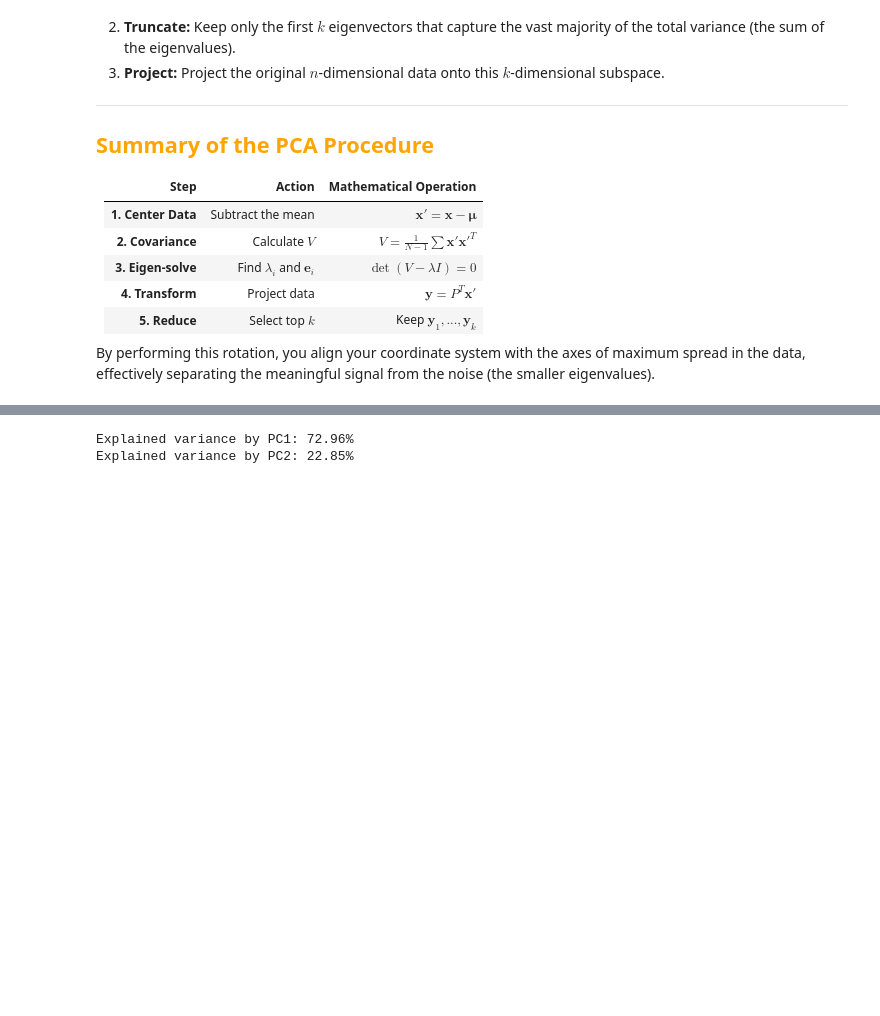
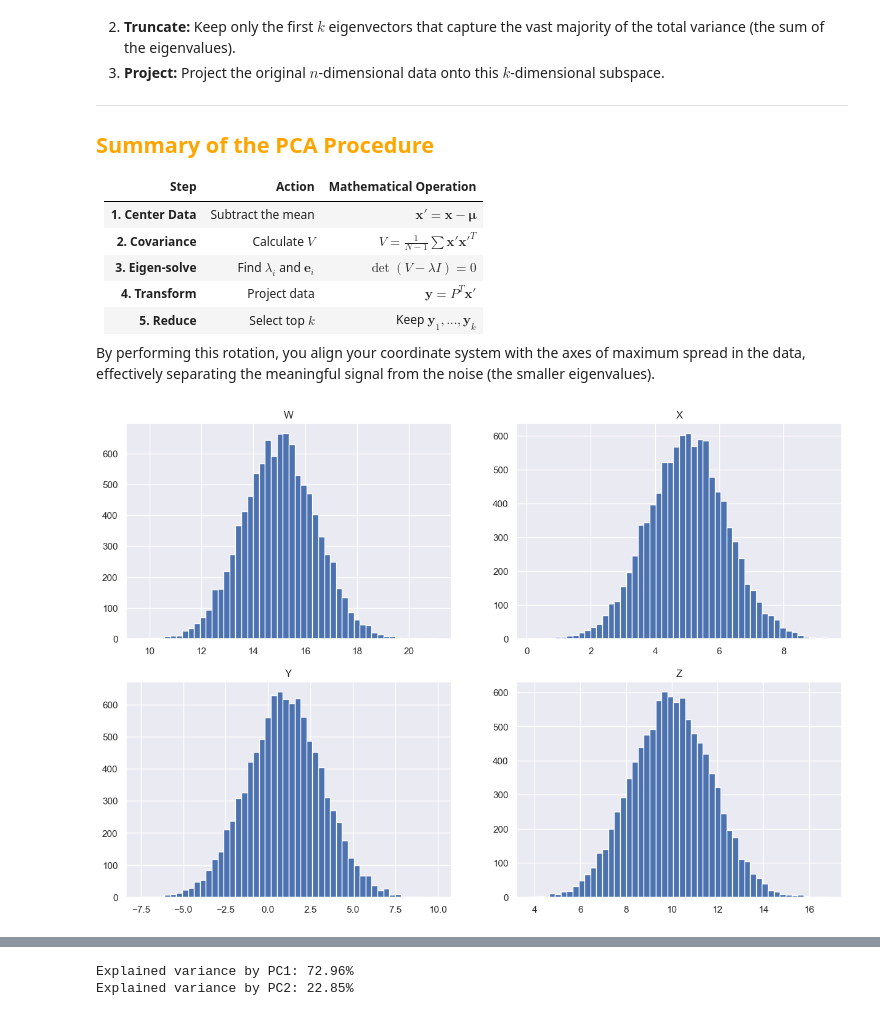
Before and after one commit to bdixit25/DataScience_Courses, a Jupyter notebook: Course_4_Statistics/Module_2/Module_2.ipynb, the cells around one changed output, grey strips where cells are left out. Saved outputs shown, nothing was run; the diff lists cells and outputs as text; code cells hidden in the pictures; blank space fills up the shorter version.

```diff
--- a/Course_4_Statistics/Module_2/Module_2.ipynb
+++ b/Course_4_Statistics/Module_2/Module_2.ipynb
@@ -62,3 +62,50 @@ To reduce dimensionality:
 | **5. Reduce** | Select top $k$ | Keep $\mathbf{y}_1, ..., \mathbf{y}_k$ |
 
 By performing this rotation, you align your coordinate system with the axes of maximum spread in the data, effectively separating the meaningful signal from the noise (the smaller eigenvalues).
+# %%
+# import the packages we are going to be using
+import numpy as np # for getting our distribution
+import matplotlib.pyplot as plt # for plotting
+import seaborn as sns; sns.set() # For a different plotting theme
+
+# Don't worry so much about what rho is doing here
+# Just know if we have a rho of 1 then we will get a perfectly
+# upward sloping line, and if we have a rho of -1, we will get
+# a perfectly downward slopping line. A rho of 0 will
+# get us a 'cloud' of points
+r12 = r21 = 0.5 # 12 & 21
+r13 = r31 = 0.001 # 13 & 31
+r14 = r41 = 0.1 # 14 & 41
+r23 = r32 = 0.2 # 23 & 32
+r24 = r42 = 0.4 # 24 & 42
+r34 = r43 = 0.7 # 34 & 43
+
+# Don't worry so much about the following three lines of code for now
+# this is just getting the data for us to plot
+mean = [15, 5, 1, 10]
+cov = [[2, r12, r13, r14], [r21, 1.5, r23, r24], [r31, r32, 5, r34], [r41, r42, r43, 3]]
+w, x, y, z = np.random.multivariate_normal(mean, cov, 10000).T
+
+# Adjust the figure size
+plt.figure(figsize=(15,10))
+
+# Plot the histograms of X and Y next to each other
+plt.subplot(2,2,1)
+plt.hist(x = w, bins = 50)
+plt.title("W")
+
+plt.subplot(2,2,2)
+plt.hist(x = x, bins = 50)
+plt.title("X")
+
+plt.subplot(2,2,3)
+plt.hist(x = y, bins = 50)
+plt.title("Y")
+
+plt.subplot(2,2,4)
+plt.hist(x = z, bins = 50)
+plt.title("Z")
+
+plt.show()
+# %% [output]
+[figure, added]
```
Also changed, not shown: parts of 3 cells of this notebook.
